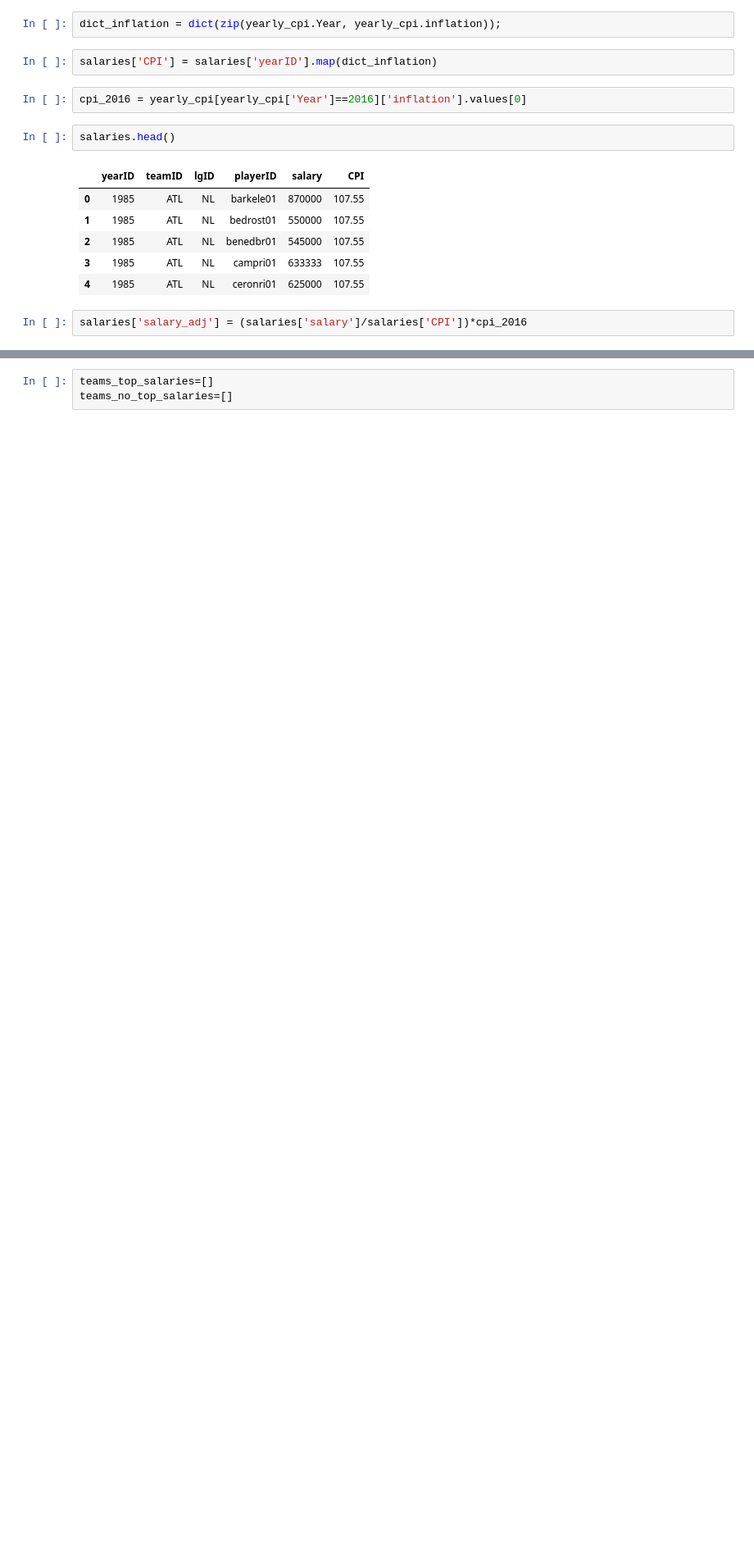
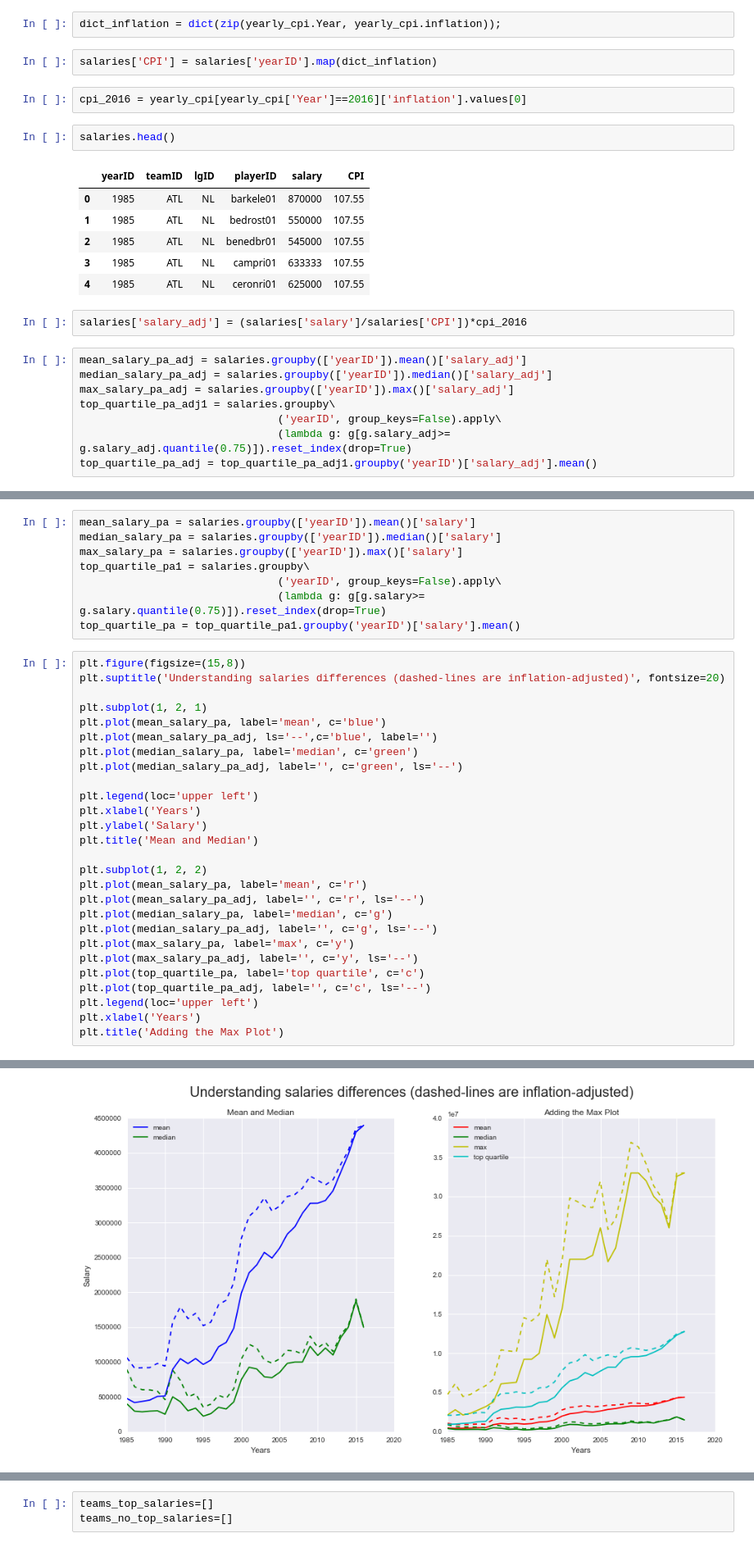
Before and after one commit to bcg0006/udc, a Jupyter notebook: baseball_data_analysis.ipynb, the cells around one changed output, grey strips where cells are left out. Shown: that part at 82% size. Saved outputs shown, nothing was run; the diff lists cells and outputs as text; blank space fills up the shorter version.

```diff
--- a/baseball_data_analysis.ipynb
+++ b/baseball_data_analysis.ipynb
@@ -153,3 +102,11 @@ salaries.head()
 | 4 | 1985 | ATL | NL | ceronri01 | 625000 | 107.55 |
 # %%
 salaries['salary_adj'] = (salaries['salary']/salaries['CPI'])*cpi_2016
+# %%
+mean_salary_pa_adj = salaries.groupby(['yearID']).mean()['salary_adj']
+median_salary_pa_adj = salaries.groupby(['yearID']).median()['salary_adj']
+max_salary_pa_adj = salaries.groupby(['yearID']).max()['salary_adj']
+top_quartile_pa_adj1 = salaries.groupby\
+                               ('yearID', group_keys=False).apply\
+                               (lambda g: g[g.salary_adj>= g.salary_adj.quantile(0.75)]).reset_index(drop=True)
+top_quartile_pa_adj = top_quartile_pa_adj1.groupby('yearID')['salary_adj'].mean()
@@ -155,0 +115,36 @@ salaries['salary_adj'] = (salaries['salary']/salaries['CPI'])*cpi_2016
+# %%
+mean_salary_pa = salaries.groupby(['yearID']).mean()['salary']
+median_salary_pa = salaries.groupby(['yearID']).median()['salary']
+max_salary_pa = salaries.groupby(['yearID']).max()['salary']
+top_quartile_pa1 = salaries.groupby\
+                               ('yearID', group_keys=False).apply\
+                               (lambda g: g[g.salary>= g.salary.quantile(0.75)]).reset_index(drop=True)
+top_quartile_pa = top_quartile_pa1.groupby('yearID')['salary'].mean()
+# %%
+plt.figure(figsize=(15,8))
+plt.suptitle('Understanding salaries differences (dashed-lines are inflation-adjusted)', fontsize=20)
+
+plt.subplot(1, 2, 1)
+plt.plot(mean_salary_pa, label='mean', c='blue')
+plt.plot(mean_salary_pa_adj, ls='--',c='blue', label='')
+plt.plot(median_salary_pa, label='median', c='green')
+plt.plot(median_salary_pa_adj, label='', c='green', ls='--')
+
+plt.legend(loc='upper left')
+plt.xlabel('Years')
+plt.ylabel('Salary')
+plt.title('Mean and Median')
+
+plt.subplot(1, 2, 2)
+plt.plot(mean_salary_pa, label='mean', c='r')
+plt.plot(mean_salary_pa_adj, label='', c='r', ls='--')
+plt.plot(median_salary_pa, label='median', c='g')
+plt.plot(median_salary_pa_adj, label='', c='g', ls='--')
+plt.plot(max_salary_pa, label='max', c='y')
+plt.plot(max_salary_pa_adj, label='', c='y', ls='--')
+plt.plot(top_quartile_pa, label='top quartile', c='c')
+plt.plot(top_quartile_pa_adj, label='', c='c', ls='--')
+plt.legend(loc='upper left')
+plt.xlabel('Years')
+plt.title('Adding the Max Plot')
+# %% [output]
@@ -155,0 +152 @@ salaries['salary_adj'] = (salaries['salary']/salaries['CPI'])*cpi_2016
+[figure, added]
```
Also changed, not shown: parts of 32 cells of this notebook.
